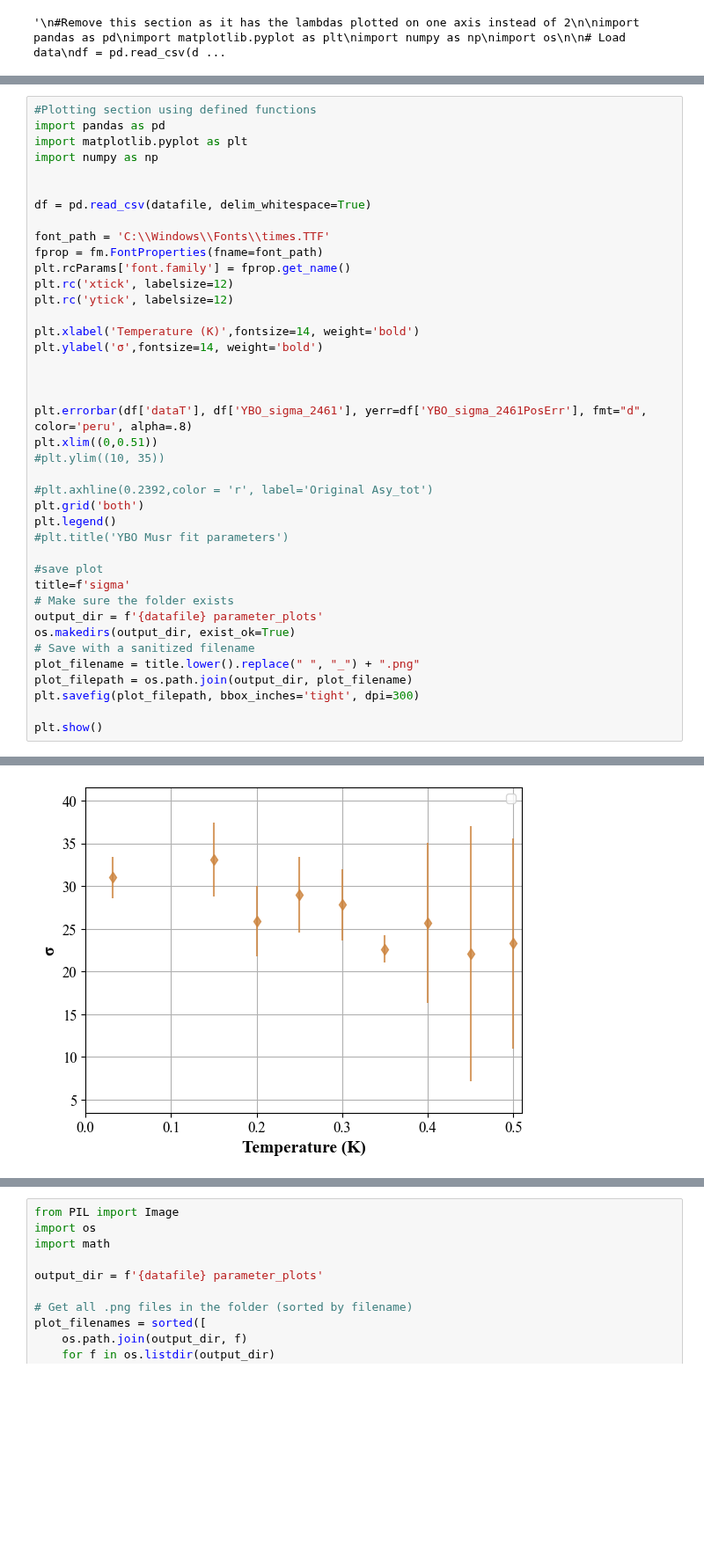
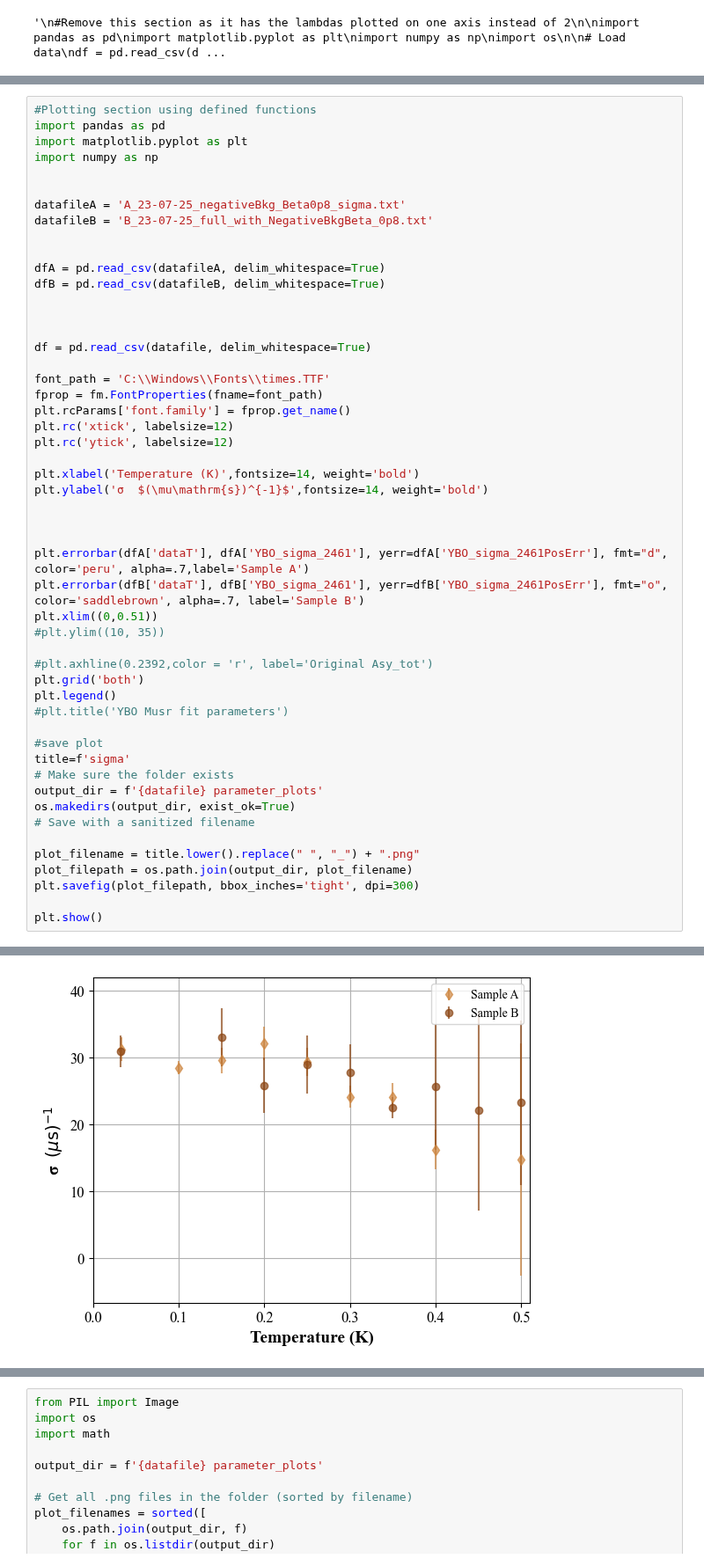
Before and after one commit to Brogan8813/strain-cell, a Jupyter notebook: PPMS_Data_and_Plotting/Plotting/MusrPlotting/New_format_plotting/Beta_1/New_Format_Plotting.ipynb, the cells around one changed output, grey strips where cells are left out. Shown at 88% size. Saved outputs shown, nothing was run; the diff lists cells and outputs as text; blank space fills up the shorter version.

Commit message:
added overlay plots

```diff
--- a/PPMS_Data_and_Plotting/Plotting/MusrPlotting/New_format_plotting/Beta_1/New_Format_Plotting.ipynb
+++ b/PPMS_Data_and_Plotting/Plotting/MusrPlotting/New_format_plotting/Beta_1/New_Format_Plotting.ipynb
@@ -334,6 +370,15 @@ Name: YBO_paraLam2_2461, dtype: float64
 import pandas as pd
 import matplotlib.pyplot as plt
 import numpy as np
+
+
+datafileA = 'A_23-07-25_negativeBkg_Beta0p8_sigma.txt'
+datafileB = 'B_23-07-25_full_with_NegativeBkgBeta_0p8.txt'
+
+
+dfA = pd.read_csv(datafileA, delim_whitespace=True)
+dfB = pd.read_csv(datafileB, delim_whitespace=True)
+
 
 
 df = pd.read_csv(datafile, delim_whitespace=True)
@@ -345,11 +390,12 @@ plt.rc('xtick', labelsize=12)
 plt.rc('ytick', labelsize=12)
 
 plt.xlabel('Temperature (K)',fontsize=14, weight='bold')
-plt.ylabel('σ',fontsize=14, weight='bold')
+plt.ylabel('σ  $(\mu\mathrm{s})^{-1}$',fontsize=14, weight='bold')
 
 
 
-plt.errorbar(df['dataT'], df['YBO_sigma_2461'], yerr=df['YBO_sigma_2461PosErr'], fmt="d", color='peru', alpha=.8)
+plt.errorbar(dfA['dataT'], dfA['YBO_sigma_2461'], yerr=dfA['YBO_sigma_2461PosErr'], fmt="d", color='peru', alpha=.7,label='Sample A')
+plt.errorbar(dfB['dataT'], dfB['YBO_sigma_2461'], yerr=dfB['YBO_sigma_2461PosErr'], fmt="o", color='saddlebrown', alpha=.7, label='Sample B')
 plt.xlim((0,0.51))
 #plt.ylim((10, 35))
 
@@ -364,6 +410,7 @@ title=f'sigma'
 output_dir = f'{datafile} parameter_plots'
 os.makedirs(output_dir, exist_ok=True)
 # Save with a sanitized filename
+
 plot_filename = title.lower().replace(" ", "_") + ".png"
 plot_filepath = os.path.join(output_dir, plot_filename)
 plt.savefig(plot_filepath, bbox_inches='tight', dpi=300)
@@ -374,4 +420,4 @@ No artists with labels found to put in legend.  Note that artists whose label st
-[figure, old version]
+[figure, new version]
 # %%
 #Plotting section using defined functions
 import pandas as pd
```
Also changed, not shown: parts of 10 cells of this notebook, 1 other file.
